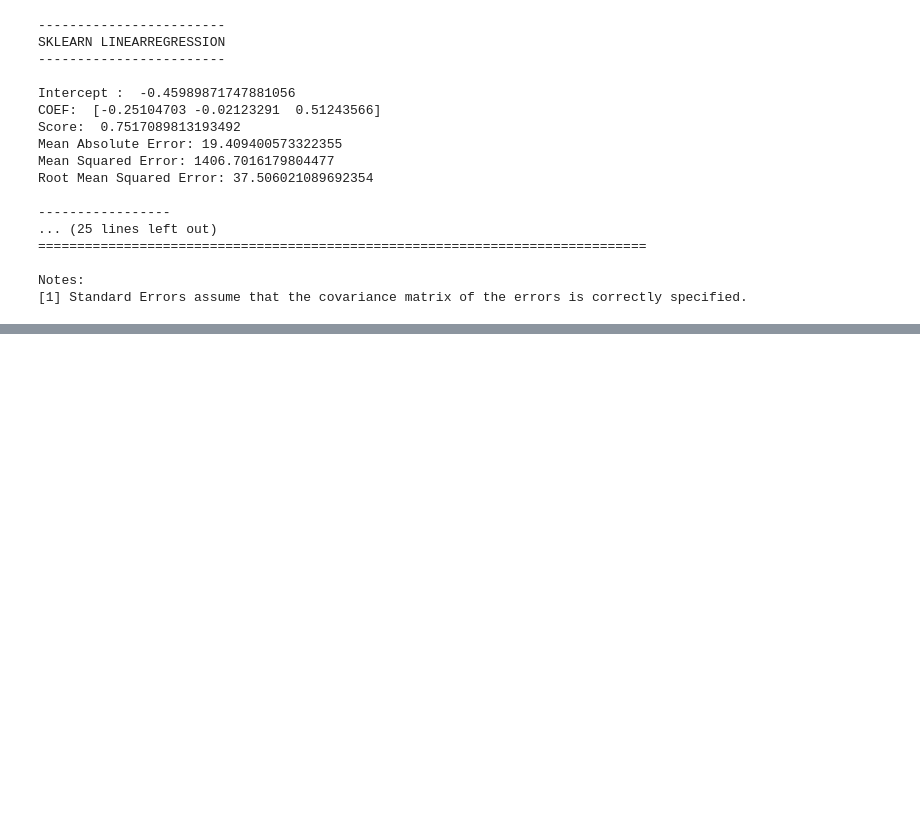
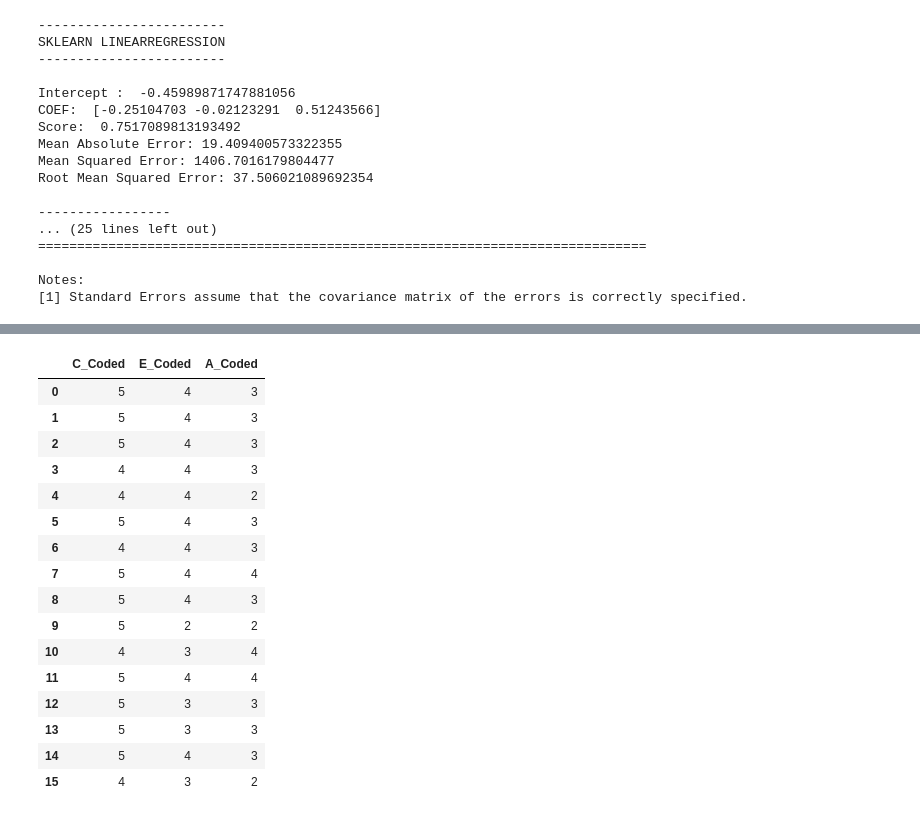
Before and after one commit to leosilva/peerj_computer_science_2022, a Jupyter notebook: Notebooks/Statistics - Linear Regression.ipynb, the cells around one changed output, grey strips where cells are left out. Drawn from its saved outputs; the diff is of its cells as text; code cells hidden in the pictures; blank space fills up the shorter version.

```diff
--- a/Notebooks/Statistics - Linear Regression.ipynb
+++ b/Notebooks/Statistics - Linear Regression.ipynb
@@ -1226,0 +1230,28 @@ Notes:
+# %%
+feature_cols = [
+#     'O_Coded',
+    'C_Coded',
+    'E_Coded',
+    'A_Coded',
+#     'N_Coded'
+]
+X = df[feature_cols]
+X
+# %% [output]
+|  | C_Coded | E_Coded | A_Coded |
+| 0 | 5 | 4 | 3 |
+| 1 | 5 | 4 | 3 |
+| 2 | 5 | 4 | 3 |
+| 3 | 4 | 4 | 3 |
+| 4 | 4 | 4 | 2 |
+| 5 | 5 | 4 | 3 |
+| 6 | 4 | 4 | 3 |
+| 7 | 5 | 4 | 4 |
+| 8 | 5 | 4 | 3 |
+| 9 | 5 | 2 | 2 |
+| 10 | 4 | 3 | 4 |
+| 11 | 5 | 4 | 4 |
+| 12 | 5 | 3 | 3 |
+| 13 | 5 | 3 | 3 |
+| 14 | 5 | 4 | 3 |
+| 15 | 4 | 3 | 2 |
```
Also changed, not shown: parts of 23 cells of this notebook, 1 other file.
